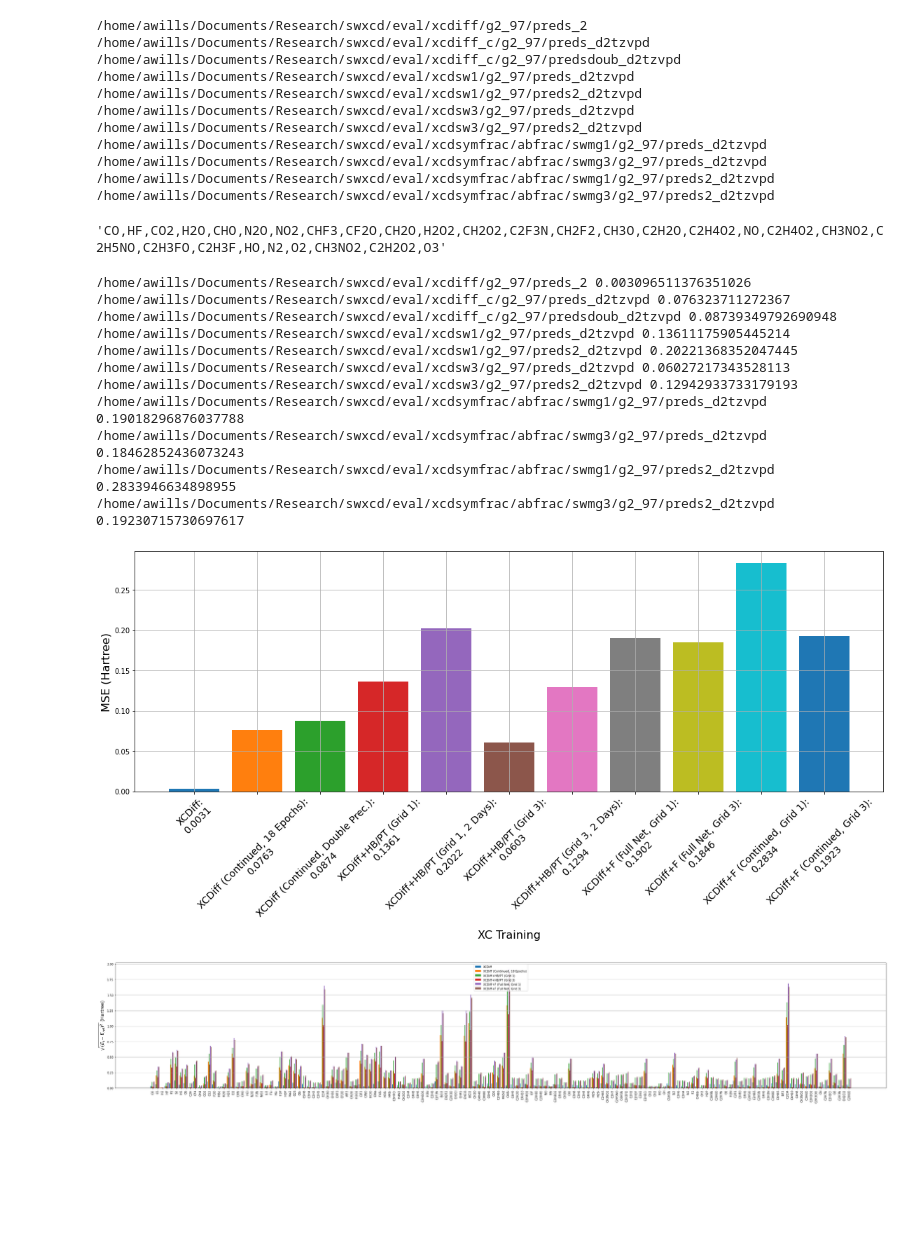
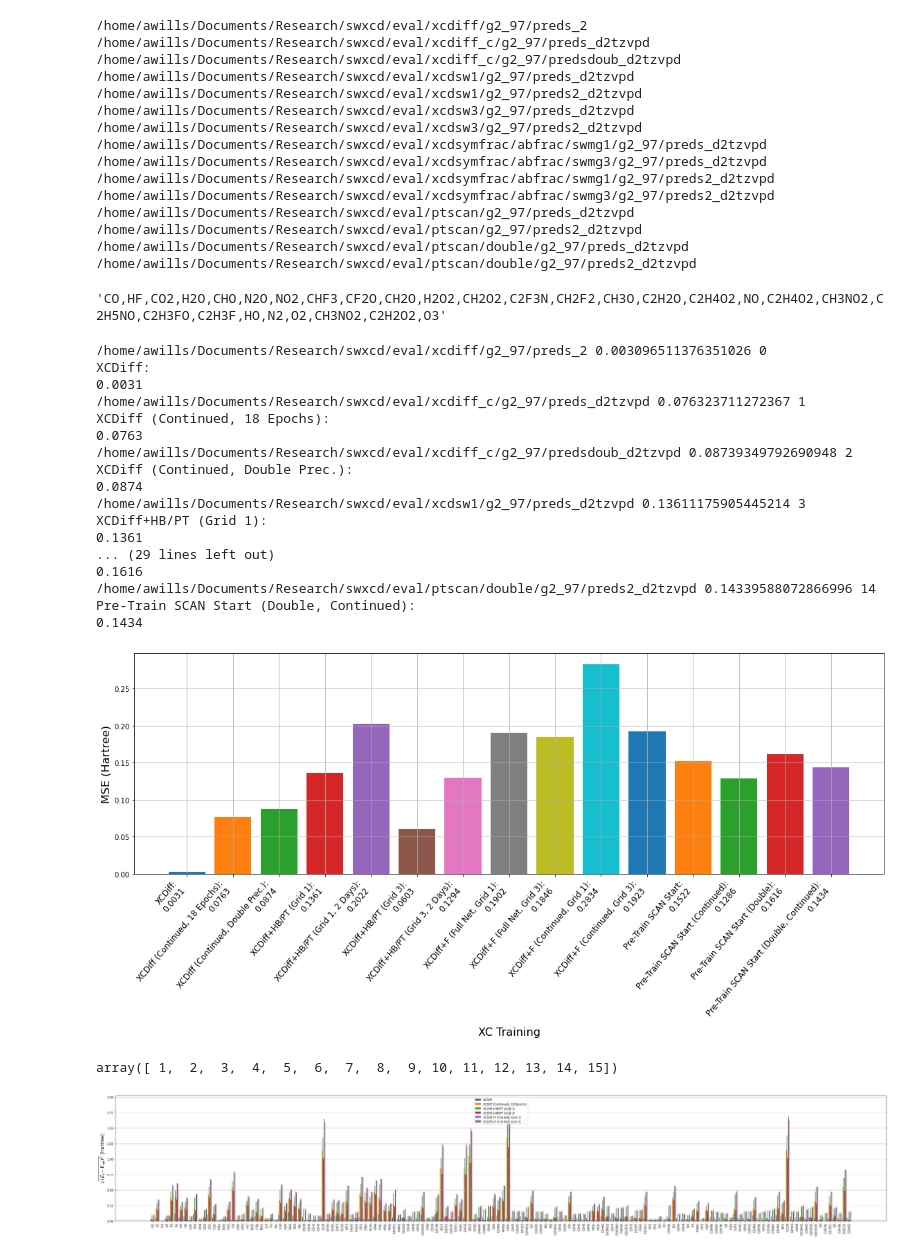
Before and after one commit to alecpwills/dpyscfl, a Jupyter notebook: notebooks/eval_graph.ipynb, the cells around one changed output. Drawn from its saved outputs; the diff is of its cells as text; code cells hidden in the pictures; blank space fills up the shorter version.

```diff
--- a/notebooks/eval_graph.ipynb
+++ b/notebooks/eval_graph.ipynb
@@ -28,8 +28,14 @@ xcdsf3 = '/home/awills/Documents/Research/swxcd/eval/xcdsymfrac/abfrac/swmg3/g2_
 xcdsf12 = '/home/awills/Documents/Research/swxcd/eval/xcdsymfrac/abfrac/swmg1/g2_97/preds2_d2tzvpd'
 xcdsf32 = '/home/awills/Documents/Research/swxcd/eval/xcdsymfrac/abfrac/swmg3/g2_97/preds2_d2tzvpd'
 
+pts = '/home/awills/Documents/Research/swxcd/eval/ptscan/g2_97/preds_d2tzvpd'
+pts2 = '/home/awills/Documents/Research/swxcd/eval/ptscan/g2_97/preds2_d2tzvpd'
+ptsd = '/home/awills/Documents/Research/swxcd/eval/ptscan/double/g2_97/preds_d2tzvpd'
+ptsd2 = '/home/awills/Documents/Research/swxcd/eval/ptscan/double/g2_97/preds2_d2tzvpd'
+
 #paths = [xcdp, xcdfp, RFP, FRP, FR1P, xcdcp]
-paths = [xcdp, xcdcp, xcdcpd, xcdsw1, xcdsw12, xcdsw3, xcdsw32, xcdsf1, xcdsf3, xcdsf12, xcdsf32]
+paths = [xcdp, xcdcp, xcdcpd, xcdsw1, xcdsw12, xcdsw3, xcdsw32, xcdsf1, xcdsf3, xcdsf12, xcdsf32,
+        pts, pts2, ptsd, ptsd2]
 es = {p:[] for p in paths}
 ref_es = [at.calc.results['energy']/Hartree for at in ref]
 for idx,atom in enumerate(ref):
@@ -64,6 +70,10 @@ def mse(ref_es, pred_es, n_atoms):
 /home/awills/Documents/Research/swxcd/eval/xcdsymfrac/abfrac/swmg3/g2_97/preds_d2tzvpd
 /home/awills/Documents/Research/swxcd/eval/xcdsymfrac/abfrac/swmg1/g2_97/preds2_d2tzvpd
 /home/awills/Documents/Research/swxcd/eval/xcdsymfrac/abfrac/swmg3/g2_97/preds2_d2tzvpd
+/home/awills/Documents/Research/swxcd/eval/ptscan/g2_97/preds_d2tzvpd
+/home/awills/Documents/Research/swxcd/eval/ptscan/g2_97/preds2_d2tzvpd
+/home/awills/Documents/Research/swxcd/eval/ptscan/double/g2_97/preds_d2tzvpd
+/home/awills/Documents/Research/swxcd/eval/ptscan/double/g2_97/preds2_d2tzvpd
 # %%
 errd = {key: mse(ref_es, val, n_atoms) for key,val in es.items()}
 labels = {xcdp: 'XCDiff',
@@ -76,7 +86,11 @@ labels = {xcdp: 'XCDiff',
          xcdsf1: 'XCDiff+F (Full Net, Grid 1)',
        xcdsf3: 'XCDiff+F (Full Net, Grid 3)',
          xcdsf12: 'XCDiff+F (Continued, Grid 1)',
-       xcdsf32: 'XCDiff+F (Continued, Grid 3)',}
+       xcdsf32: 'XCDiff+F (Continued, Grid 3)',
+         pts:'Pre-Train SCAN Start',
+         pts2:'Pre-Train SCAN Start (Continued)',
+         ptsd:'Pre-Train SCAN Start (Double)',
+         ptsd2:'Pre-Train SCAN Start (Double, Continued)'}
 
 def errcomp(err1, err2, atoms):
     inds = [i for i in range(len(e1)) if e1[i] < e2[i] ]
@@ -93,33 +107,44 @@ bf = [ib.get_chemical_formula() for ib in b]
 # %%
 f = plt.figure(figsize=(16,8))
 ax = f.add_subplot(111)
-count = 1
+count = 0
 xtlabs = []
 ax.grid()
 for k,v in errd.items():
-    print(k, v[1])
+    print(k, v[1], count)
     lab = labels[k]+':\n{:3.4f}'.format(v[1])
+    print(lab)
     ax.bar(count, v[1], label=lab)
     xtlabs.append(lab)
     count += 1
-ax.set_xticks(np.arange(1, count))
-ax.set_xticklabels(xtlabs, fontsize=14, rotation=45)
+ax.set_xticks(np.arange(0, count))
+ax.set_xticklabels(xtlabs, fontsize=12, rotation=50, ha='right')
 ax.set_ylabel("MSE (Hartree)", fontsize=16)
 ax.set_xlabel("XC Training", fontsize=16)
 plt.tight_layout()
 # %% [output]
-/home/awills/Documents/Research/swxcd/eval/xcdiff/g2_97/preds_2 0.003096511376351026
-/home/awills/Documents/Research/swxcd/eval/xcdiff_c/g2_97/preds_d2tzvpd 0.076323711272367
-/home/awills/Documents/Research/swxcd/eval/xcdiff_c/g2_97/predsdoub_d2tzvpd 0.08739349792690948
-/home/awills/Documents/Research/swxcd/eval/xcdsw1/g2_97/preds_d2tzvpd 0.13611175905445214
-/home/awills/Documents/Research/swxcd/eval/xcdsw1/g2_97/preds2_d2tzvpd 0.20221368352047445
-/home/awills/Documents/Research/swxcd/eval/xcdsw3/g2_97/preds_d2tzvpd 0.06027217343528113
-/home/awills/Documents/Research/swxcd/eval/xcdsw3/g2_97/preds2_d2tzvpd 0.12942933733179193
-/home/awills/Documents/Research/swxcd/eval/xcdsymfrac/abfrac/swmg1/g2_97/preds_d2tzvpd 0.19018296876037788
-/home/awills/Documents/Research/swxcd/eval/xcdsymfrac/abfrac/swmg3/g2_97/preds_d2tzvpd 0.18462852436073243
-/home/awills/Documents/Research/swxcd/eval/xcdsymfrac/abfrac/swmg1/g2_97/preds2_d2tzvpd 0.2833946634898955
-/home/awills/Documents/Research/swxcd/eval/xcdsymfrac/abfrac/swmg3/g2_97/preds2_d2tzvpd 0.19230715730697617
+/home/awills/Documents/Research/swxcd/eval/xcdiff/g2_97/preds_2 0.003096511376351026 0
+XCDiff:
+0.0031
+/home/awills/Documents/Research/swxcd/eval/xcdiff_c/g2_97/preds_d2tzvpd 0.076323711272367 1
+XCDiff (Continued, 18 Epochs):
+0.0763
+/home/awills/Documents/Research/swxcd/eval/xcdiff_c/g2_97/predsdoub_d2tzvpd 0.08739349792690948 2
+XCDiff (Continued, Double Prec.):
+0.0874
+/home/awills/Documents/Research/swxcd/eval/xcdsw1/g2_97/preds_d2tzvpd 0.13611175905445214 3
+XCDiff+HB/PT (Grid 1):
+0.1361
+... (29 lines left out)
+0.1616
+/home/awills/Documents/Research/swxcd/eval/ptscan/double/g2_97/preds2_d2tzvpd 0.14339588072866996 14
+Pre-Train SCAN Start (Double, Continued):
+0.1434
-[figure, old version]
+[figure, new version]
+# %%
+np.arange(1, count)
+# %% [output]
+array([ 1,  2,  3,  4,  5,  6,  7,  8,  9, 10, 11, 12, 13, 14, 15])
 # %%
 f = plt.figure(figsize=(48,8))
 ax = f.add_subplot(111)
```
Also changed, not shown: 1 other file.
